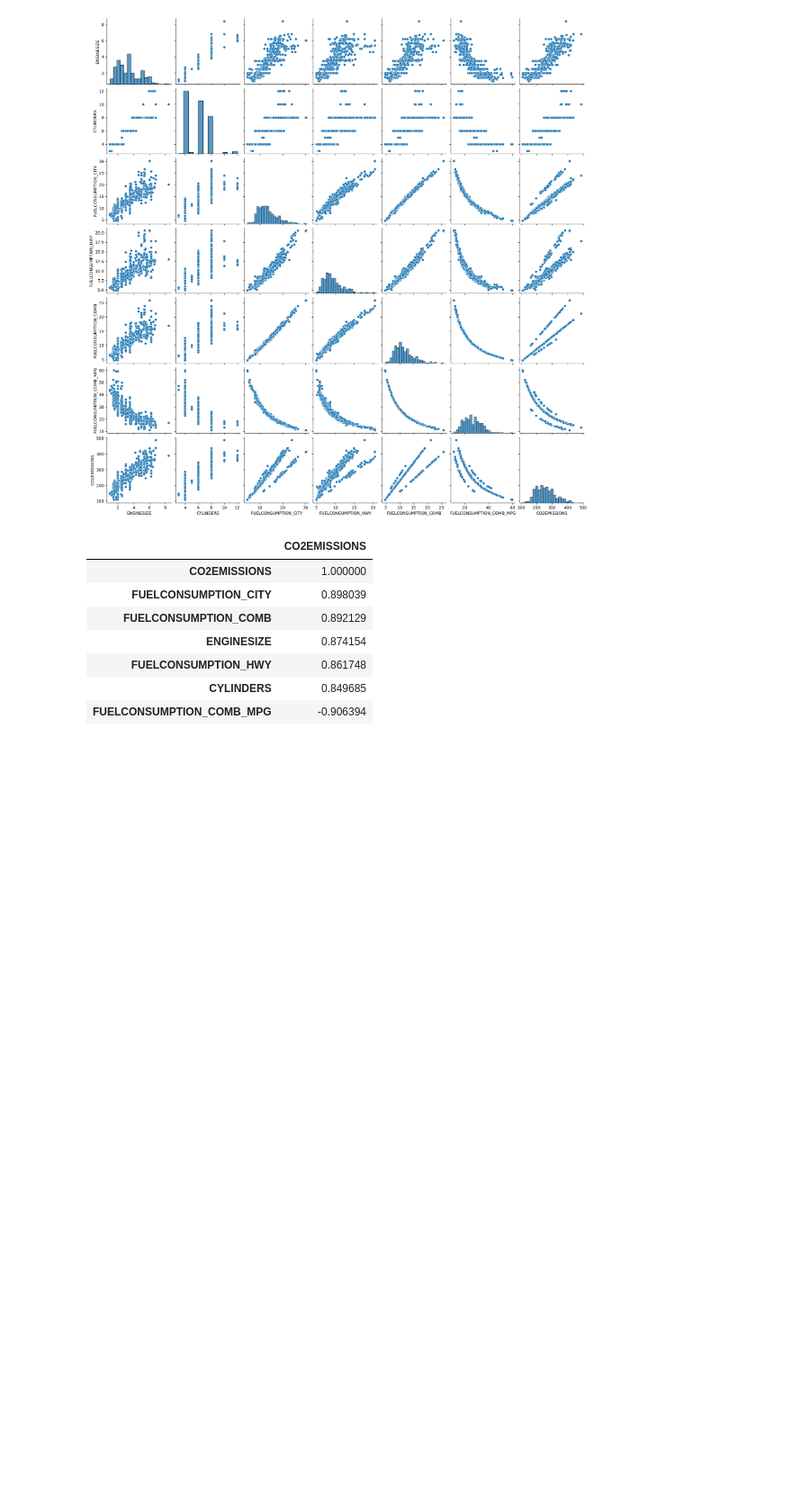
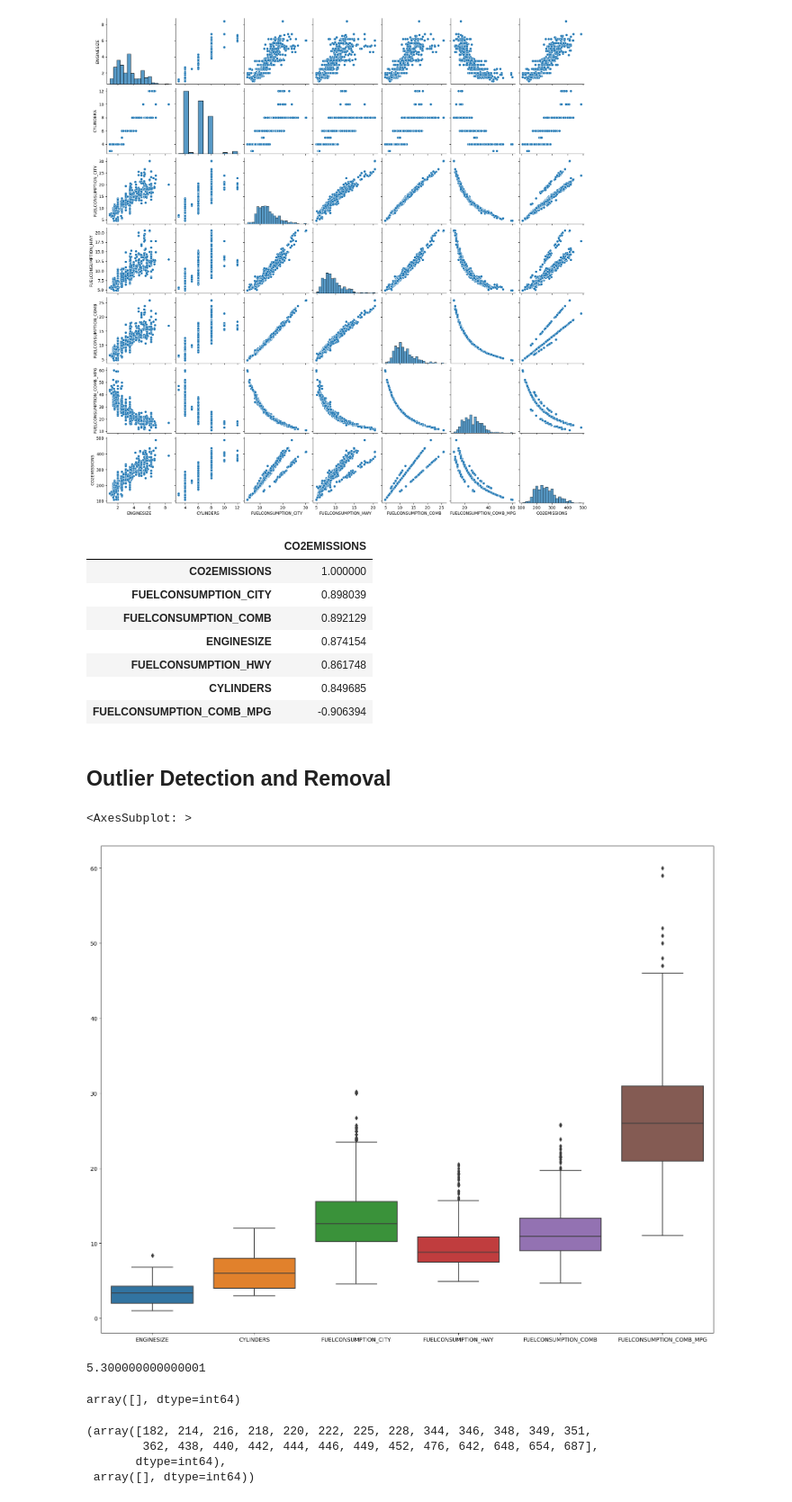
Before and after one commit to raihan-ahmed-dip/MLDS_1020, a Jupyter notebook: CO2_Emissions/co2_emissions.ipynb, the cells around one changed output. Shown at 90% size. Saved outputs shown, nothing was run; the diff lists cells and outputs as text; code cells hidden in the pictures; blank space fills up the shorter version.

```diff
--- a/CO2_Emissions/co2_emissions.ipynb
+++ b/CO2_Emissions/co2_emissions.ipynb
@@ -211,3 +215,11 @@ df.corr()[['CO2EMISSIONS']].sort_values(by='CO2EMISSIONS', ascending=False)
 | FUELCONSUMPTION_HWY | 0.861748 |
 | CYLINDERS | 0.849685 |
 | FUELCONSUMPTION_COMB_MPG | -0.906394 |
+# %% [markdown]
+## Outlier Detection and Removal
+# %%
+plt.figure(1, figsize=(20, 16))
+sns.boxplot(data=df1.drop(columns=['CO2EMISSIONS']))
+# %% [output]
+<AxesSubplot: >
+[figure, added]
@@ -213,0 +229,5 @@ df.corr()[['CO2EMISSIONS']].sort_values(by='CO2EMISSIONS', ascending=False)
+# %%
+iqr = q3 - q1
+iqr
+# %% [output]
+5.300000000000001
@@ -213,0 +237,4 @@ df.corr()[['CO2EMISSIONS']].sort_values(by='CO2EMISSIONS', ascending=False)
+# %%
+lower_outliers
+# %% [output]
+array([], dtype=int64)
@@ -213,0 +258,7 @@ df.corr()[['CO2EMISSIONS']].sort_values(by='CO2EMISSIONS', ascending=False)
+# %%
+detector.detect(df1, 'FUELCONSUMPTION_CITY')
+# %% [output]
+(array([182, 214, 216, 218, 220, 222, 225, 228, 344, 346, 348, 349, 351,
+        362, 438, 440, 442, 444, 446, 449, 452, 476, 642, 648, 654, 687],
+       dtype=int64),
+ array([], dtype=int64))
```
Also changed, not shown: parts of 20 cells of this notebook.
